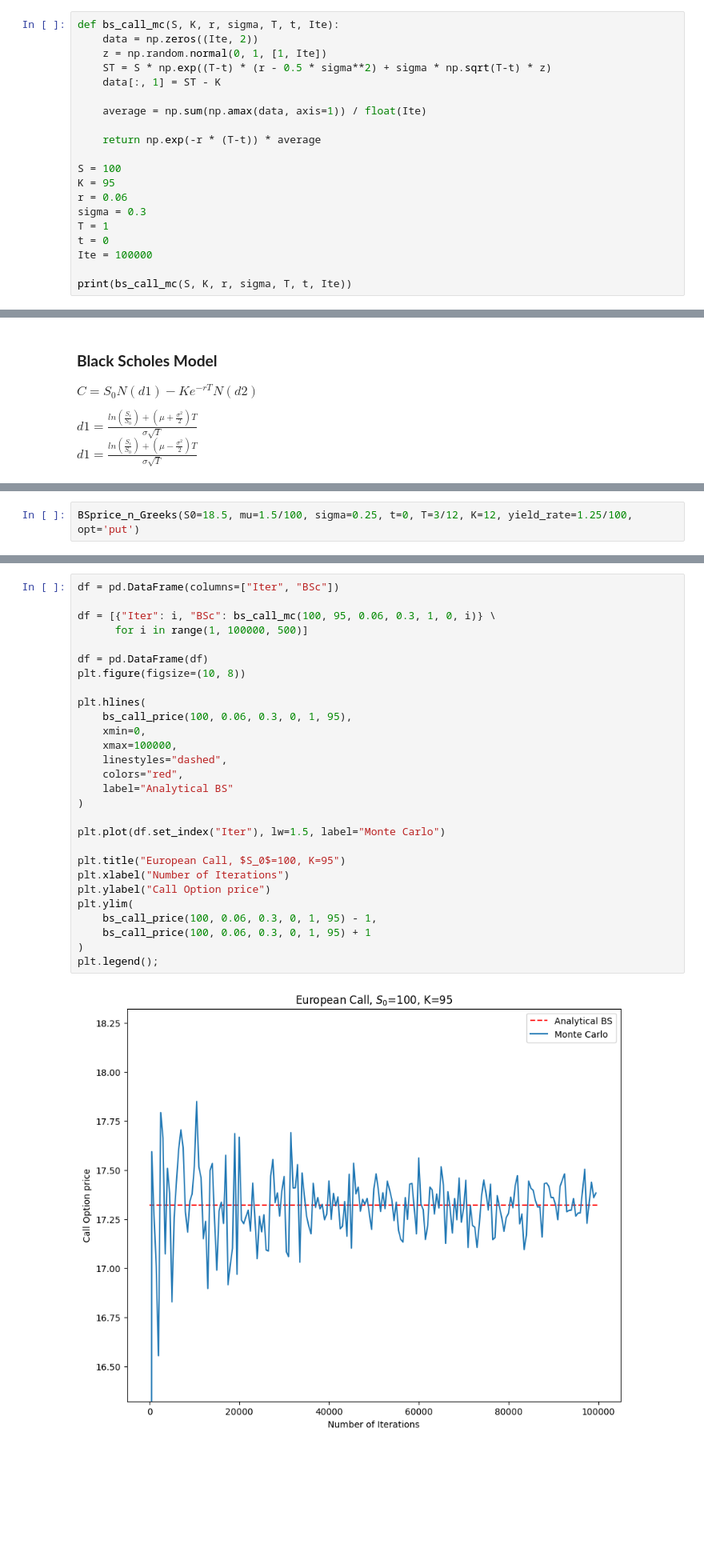
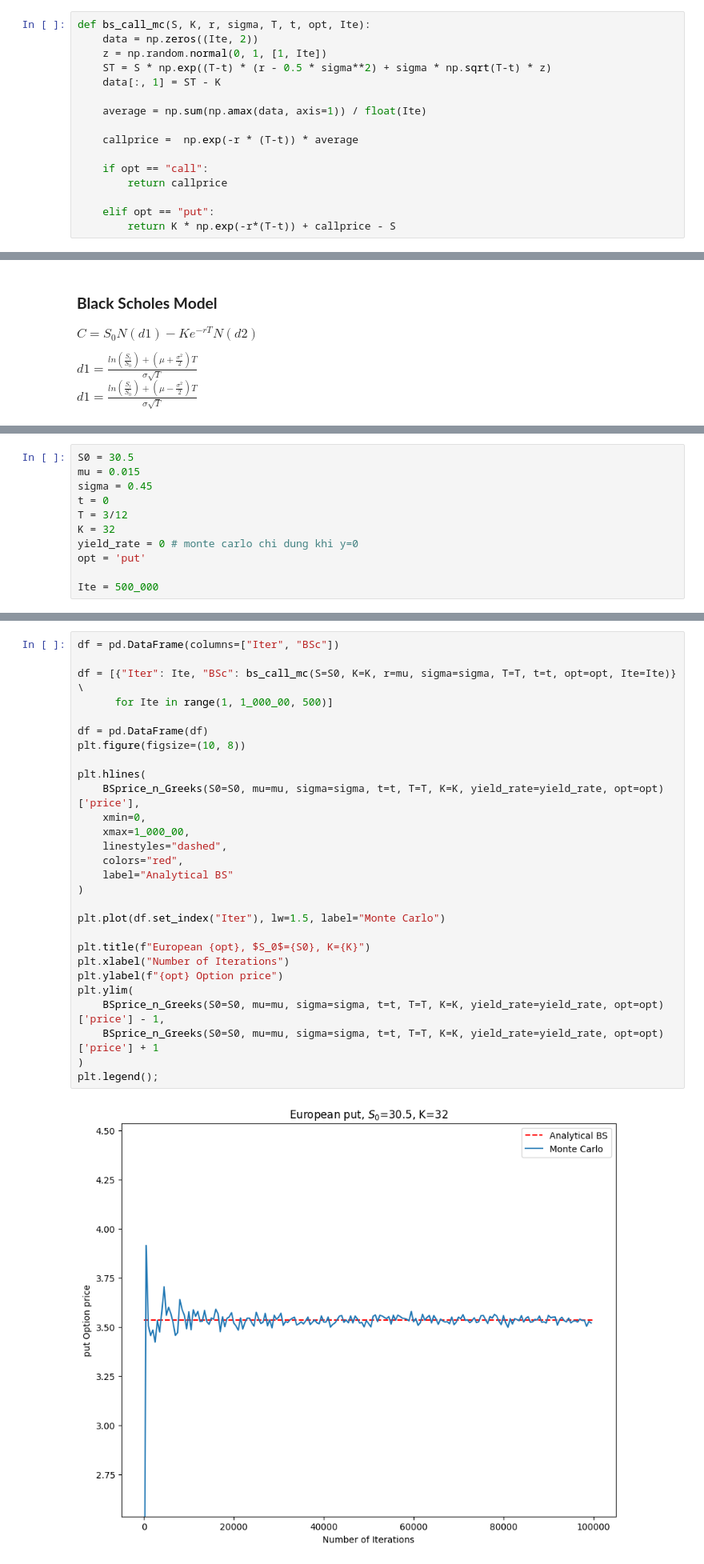
Before and after one commit to Huynh-Tr/MScFE-4, a Jupyter notebook: Derivative Pricing.ipynb, the cells around one changed output, grey strips where cells are left out. Shown at 80% size. Saved outputs shown, nothing was run; the diff lists cells and outputs as text; blank space fills up the shorter version.

```diff
--- a/Derivative Pricing.ipynb
+++ b/Derivative Pricing.ipynb
@@ -1383,7 +1383,7 @@ plt.plot(S[:,:6]);
 # %% [markdown]
 ###  **Monte Carlo Simulation**
 # %%
-def bs_call_mc(S, K, r, sigma, T, t, Ite):
+def bs_call_mc(S, K, r, sigma, T, t, opt, Ite):
     data = np.zeros((Ite, 2))
     z = np.random.normal(0, 1, [1, Ite])
     ST = S * np.exp((T-t) * (r - 0.5 * sigma**2) + sigma * np.sqrt(T-t) * z)
@@ -1391,14 +1391,10 @@ def bs_call_mc(S, K, r, sigma, T, t, Ite):
 
     average = np.sum(np.amax(data, axis=1)) / float(Ite)
 
-    return np.exp(-r * (T-t)) * average
+    callprice =  np.exp(-r * (T-t)) * average
 
-S = 100
-K = 95
-r = 0.06
-sigma = 0.3
-T = 1
-t = 0
-Ite = 100000
+    if opt == "call":
+        return callprice
 
-print(bs_call_mc(S, K, r, sigma, T, t, Ite))
+    elif opt == "put":
+        return K * np.exp(-r*(T-t)) + callprice - S
@@ -1461,2 +1438,11 @@ True
 # %%
-BSprice_n_Greeks(S0=18.5, mu=1.5/100, sigma=0.25, t=0, T=3/12, K=12, yield_rate=1.25/100, opt='put')
+S0 = 30.5
+mu = 0.015
+sigma = 0.45
+t = 0
+T = 3/12
+K = 32
+yield_rate = 0 # monte carlo chi dung khi y=0
+opt = 'put'
+
+Ite = 500_000
@@ -1471,33 +1457,33 @@ BSprice_n_Greeks(S0=18.5, mu=1.5/100, sigma=0.25, t=0, T=3/12, K=12, yield_rate=
 # %%
 df = pd.DataFrame(columns=["Iter", "BSc"])
 
-df = [{"Iter": i, "BSc": bs_call_mc(100, 95, 0.06, 0.3, 1, 0, i)} \
-      for i in range(1, 100000, 500)]
+df = [{"Iter": Ite, "BSc": bs_call_mc(S=S0, K=K, r=mu, sigma=sigma, T=T, t=t, opt=opt, Ite=Ite)} \
+      for Ite in range(1, 1_000_00, 500)]
 
 df = pd.DataFrame(df)
 plt.figure(figsize=(10, 8))
 
 plt.hlines(
-    bs_call_price(100, 0.06, 0.3, 0, 1, 95),
+    BSprice_n_Greeks(S0=S0, mu=mu, sigma=sigma, t=t, T=T, K=K, yield_rate=yield_rate, opt=opt)['price'],
     xmin=0,
-    xmax=100000,
+    xmax=1_000_00,
     linestyles="dashed",
     colors="red",
     label="Analytical BS"
 )
 
 plt.plot(df.set_index("Iter"), lw=1.5, label="Monte Carlo")
 
-plt.title("European Call, $S_0$=100, K=95")
+plt.title(f"European {opt}, $S_0$={S0}, K={K}")
 plt.xlabel("Number of Iterations")
-plt.ylabel("Call Option price")
+plt.ylabel(f"{opt} Option price")
 plt.ylim(
-    bs_call_price(100, 0.06, 0.3, 0, 1, 95) - 1,
-    bs_call_price(100, 0.06, 0.3, 0, 1, 95) + 1
+    BSprice_n_Greeks(S0=S0, mu=mu, sigma=sigma, t=t, T=T, K=K, yield_rate=yield_rate, opt=opt)['price'] - 1,
+    BSprice_n_Greeks(S0=S0, mu=mu, sigma=sigma, t=t, T=T, K=K, yield_rate=yield_rate, opt=opt)['price'] + 1
 )
 plt.legend();
 # %% [output]
-[figure, old version]
+[figure, new version]
 # %% [markdown]
 ### **Vasicek Model**
 
```
Also changed, not shown: parts of 14 cells of this notebook.
